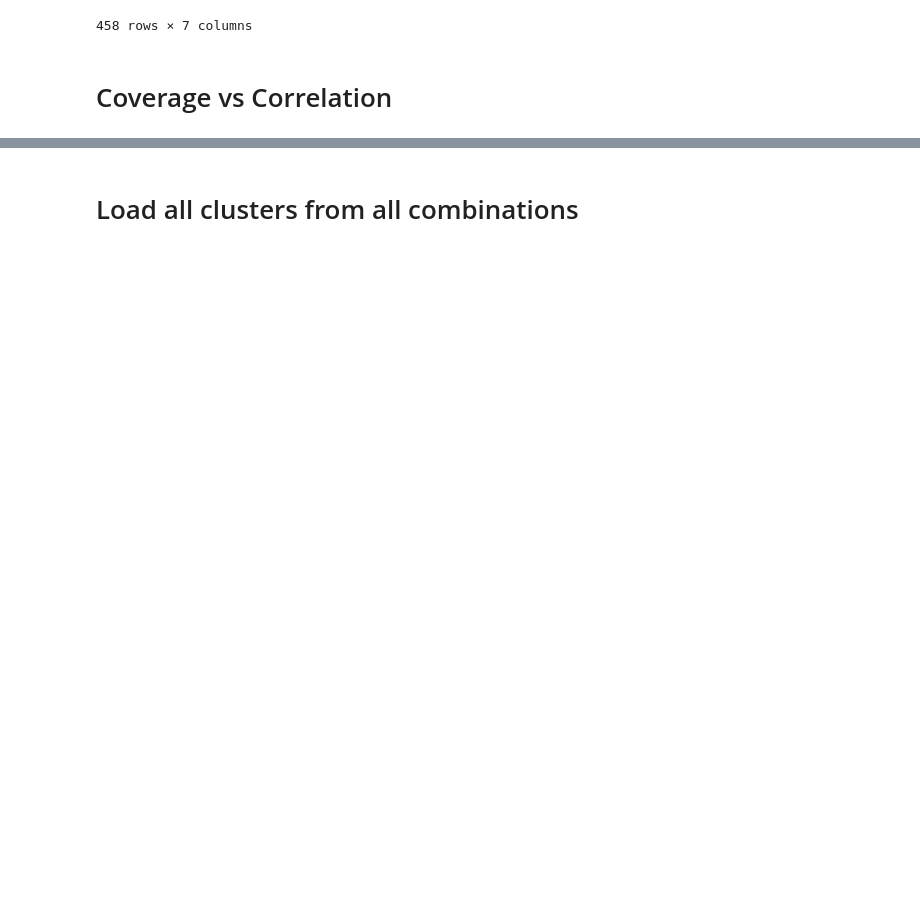
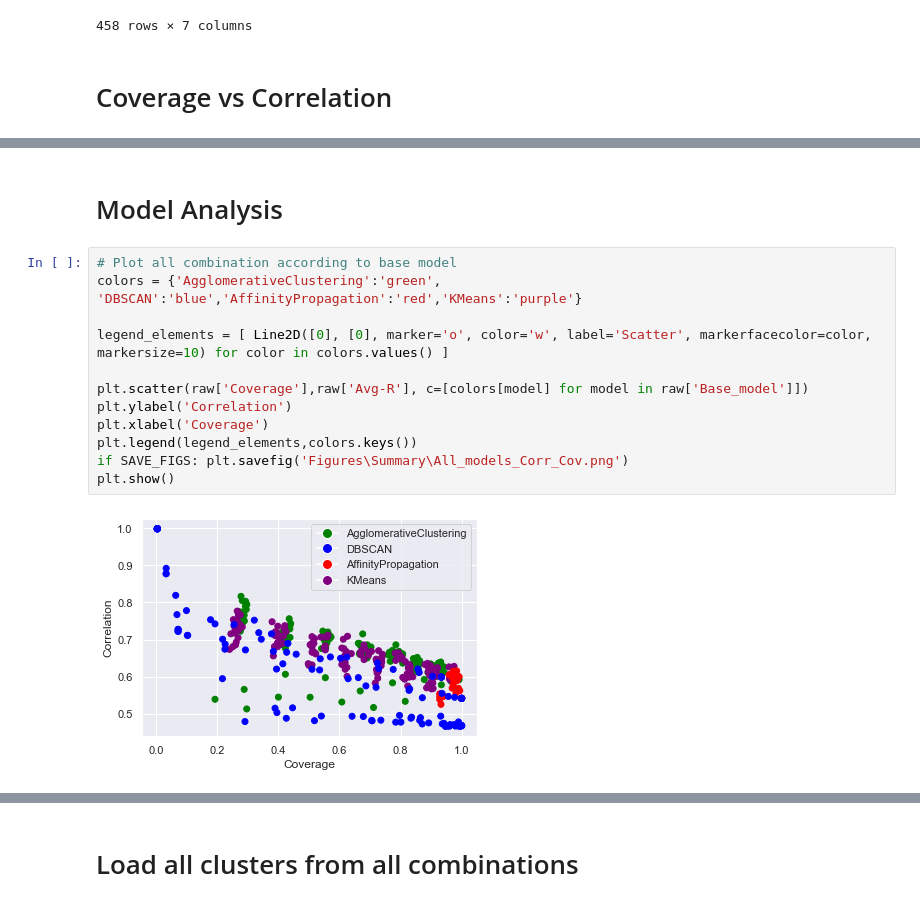
Before and after one commit to harkib/Stock-Clustering, a Jupyter notebook: visualize.ipynb, the cells around one changed output, grey strips where cells are left out. Saved outputs shown, nothing was run; the diff lists cells and outputs as text; blank space fills up the shorter version.

```diff
--- a/visualize.ipynb
+++ b/visualize.ipynb
@@ -56,4 +64,20 @@ plt.xlabel('Coverage')
 plt.show()
 # %% [output]
 [figure]
+# %% [markdown]
+# Model Analysis
+# %%
+# Plot all combination according to base model
+colors = {'AgglomerativeClustering':'green', 'DBSCAN':'blue','AffinityPropagation':'red','KMeans':'purple'}
+
+legend_elements = [ Line2D([0], [0], marker='o', color='w', label='Scatter', markerfacecolor=color, markersize=10) for color in colors.values() ]
+
+plt.scatter(raw['Coverage'],raw['Avg-R'], c=[colors[model] for model in raw['Base_model']])
+plt.ylabel('Correlation')
+plt.xlabel('Coverage')
+plt.legend(legend_elements,colors.keys())
+if SAVE_FIGS: plt.savefig('Figures\Summary\All_models_Corr_Cov.png')
+plt.show()
+# %% [output]
+[figure, added]
 # %% [markdown]
```
Also changed, not shown: parts of 18 cells of this notebook.
